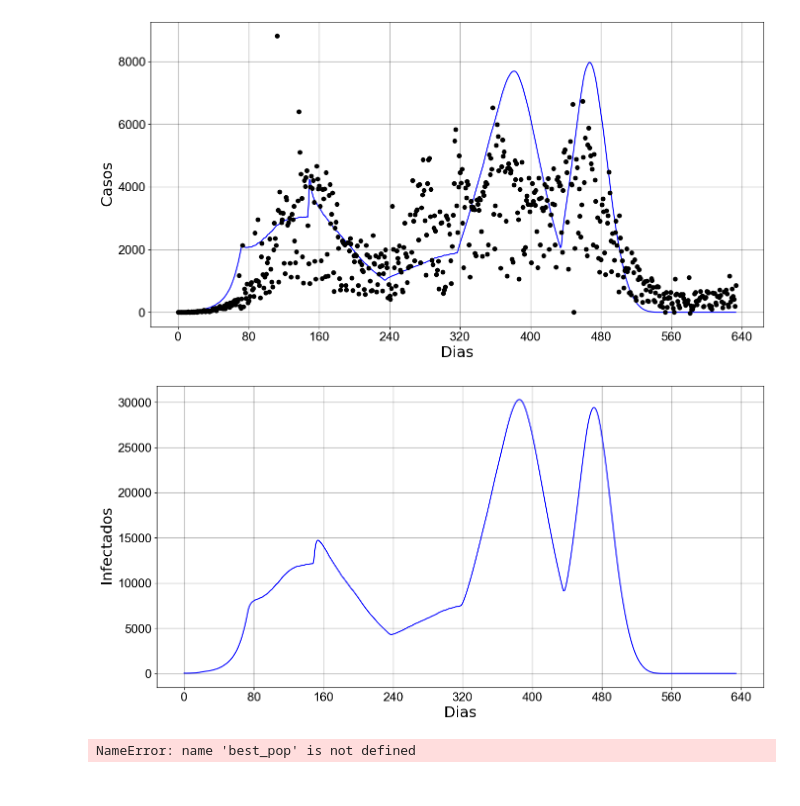
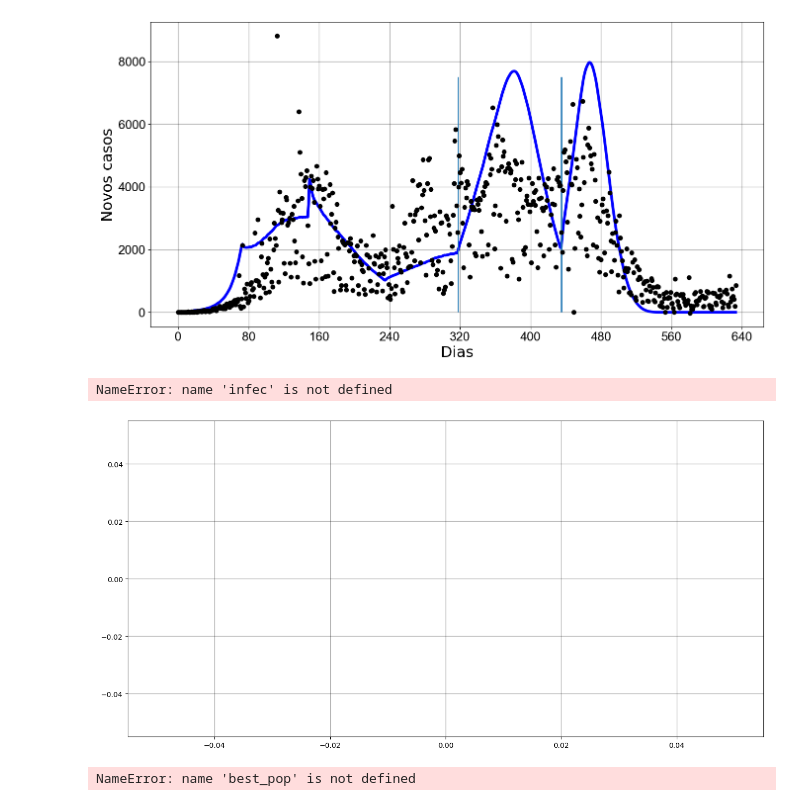
Before and after one commit to filipe7788/SEIHURD, a Jupyter notebook: fitting/fitao.ipynb, the cells around one changed output. Drawn from its saved outputs; the diff is of its cells as text; code cells hidden in the pictures.

```diff
--- a/fitting/fitao.ipynb
+++ b/fitting/fitao.ipynb
@@ -314,12 +314,12 @@ x_para_escala = np.arange(0, len(datas)-1, 1)
 
 ax.scatter(x_para_escala,  np.diff(mortos_dados)[:len(datas)], color='black',zorder=3,label='Reported data')
 #Plot the fitted function as a line.
-ax.plot(x_para_escala, np.diff(N*qi)[:len(datas)],color='blue',label='Fitted function')
+ax.plot(datas[:len(datas)-1], np.diff(N*qi)[:len(datas)],color='blue',label='Fitted function', linewidth=4)
 #Set the labels
-ax.set_ylabel('Mortos',fontsize=22)
+ax.set_ylabel('Novos óbitos',fontsize=22)
 ax.set_xlabel('Dias', fontsize=22)
 
-plt.vlines([235.35360579, 317.72001799, 435.15640895], ymin=0, ymax=200)
+plt.vlines([317.72001799, 435.15640895], ymin=0, ymax=200, linewidth=2)
 #Set the title
 #The size of the numbers on the axixis
 ax.tick_params(labelsize=18)
@@ -352,36 +352,37 @@ fig, ax = plt.subplots(figsize=(16,8))
 #Desenhando grid no plot
 ax.grid(which='major', axis='both', color='black',linewidth=1.,alpha=0.3)
 ax.autoscale()
 
 x_para_escala = np.arange(0, len(datas)-1, 1)
 
 ax.scatter(x_para_escala,  np.diff(casos_dados)[:len(datas)], color='black',zorder=3,label='Reported data')
 
 #Plot the fitted function as a line.
-ax.plot(x_para_escala, np.diff(N*qi)[:len(datas)],color='blue',label='Fitted function')
+ax.plot(x_para_escala, np.diff(N*qi)[:len(datas)],color='blue',label='Fitted function', linewidth=4)
 #Set the labels
-ax.set_ylabel('Casos    ',fontsize=22)
+ax.set_ylabel('Novos casos',fontsize=22)
 ax.set_xlabel('Dias', fontsize=22)
 #Set the title
 #The size of the numbers on the axixis
 ax.tick_params(labelsize=18)
+plt.vlines([317.72001799, 435.15640895], ymin=0, ymax=7500, linewidth=2)
 
 #Limiting the ammount of dates on the X axixs
 ax.xaxis.set_major_locator(plt.MaxNLocator(10))
 #Rotating the dates for better visualization
 # plt.setp(ax.get_xticklabels(), rotation=30)
 
 
 #Setting the font of the numbers on the axixis as ARIAL
 for tick in ax.get_xticklabels():
     tick.set_fontname("Arial")
 for tick in ax.get_yticklabels():
     tick.set_fontname("Arial")
 
 #Show Graph
 plt.show()
 # %% [output]
-[figure, old version]
+[figure, new version]
 # %%
 # plotando mortes
 ts0 =  np.arange(len(novos_vacinados)-1)
@@ -423,7 +424,8 @@ for tick in ax.get_yticklabels():
 #Show Graph
 plt.show()
 # %% [output]
+NameError: name 'infec' is not defined
-[figure, old version]
+[figure, new version]
 # %%
 # best_pop
 #array([  1.5864754 ,   3.5051942 , 317.72001799, 435.15640895])
```
Also changed, not shown: parts of 1 cell of this notebook, 9 other files.
